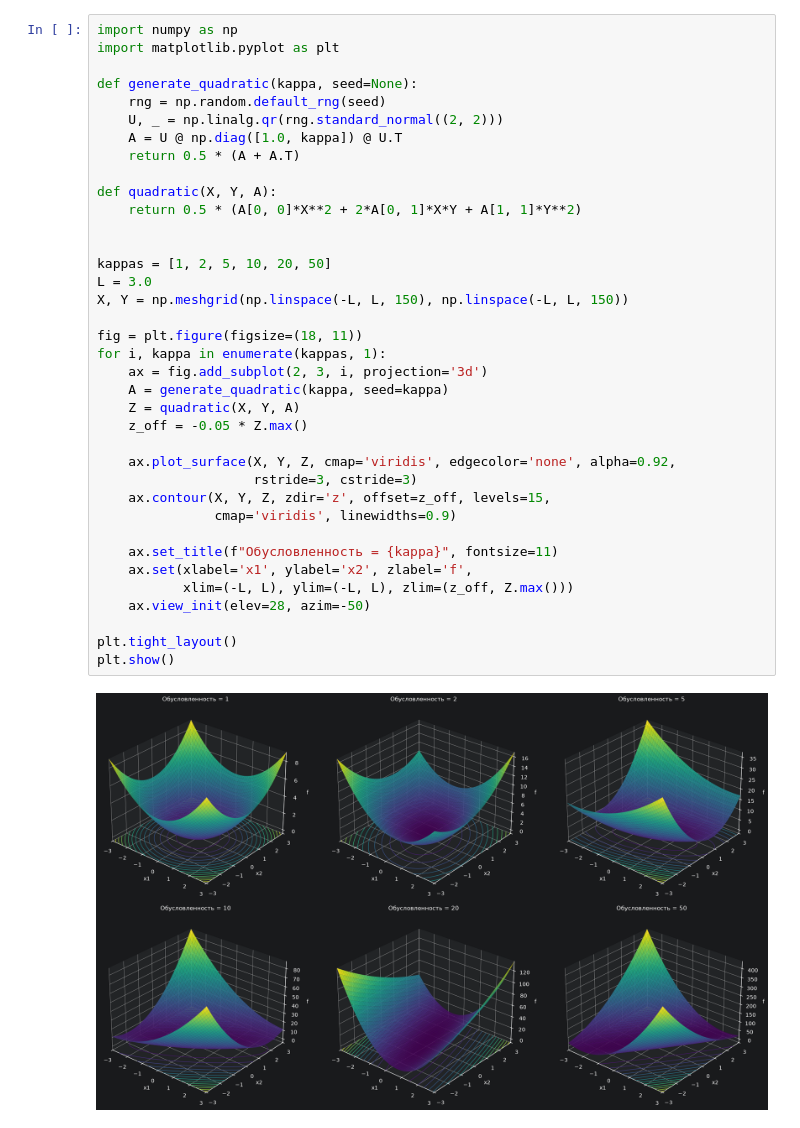
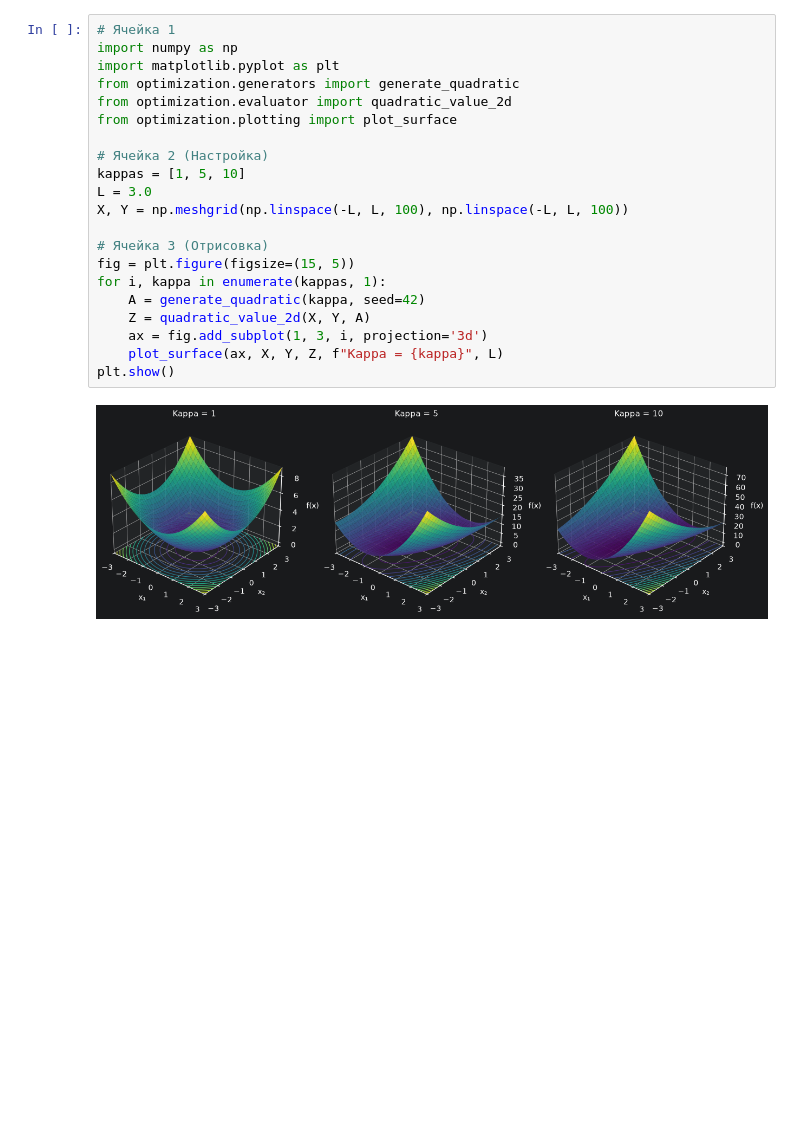
Before and after one commit to Krasko25/Optimization, a Jupyter notebook: notebooks/SVD.ipynb, the cells around one changed output. Drawn from its saved outputs; the diff is of its cells as text; blank space fills up the shorter version.

```diff
--- a/notebooks/SVD.ipynb
+++ b/notebooks/SVD.ipynb
@@ -1,39 +1,23 @@
 # %%
+# Ячейка 1
 import numpy as np
 import matplotlib.pyplot as plt
+from optimization.generators import generate_quadratic
+from optimization.evaluator import quadratic_value_2d
+from optimization.plotting import plot_surface
 
-def generate_quadratic(kappa, seed=None):
-    rng = np.random.default_rng(seed)
-    U, _ = np.linalg.qr(rng.standard_normal((2, 2)))
-    A = U @ np.diag([1.0, kappa]) @ U.T
-    return 0.5 * (A + A.T)
+# Ячейка 2 (Настройка)
+kappas = [1, 5, 10]
+L = 3.0
+X, Y = np.meshgrid(np.linspace(-L, L, 100), np.linspace(-L, L, 100))
 
-def quadratic(X, Y, A):
-    return 0.5 * (A[0, 0]*X**2 + 2*A[0, 1]*X*Y + A[1, 1]*Y**2)
-
-
-kappas = [1, 2, 5, 10, 20, 50]
-L = 3.0
-X, Y = np.meshgrid(np.linspace(-L, L, 150), np.linspace(-L, L, 150))
-
-fig = plt.figure(figsize=(18, 11))
+# Ячейка 3 (Отрисовка)
+fig = plt.figure(figsize=(15, 5))
 for i, kappa in enumerate(kappas, 1):
-    ax = fig.add_subplot(2, 3, i, projection='3d')
-    A = generate_quadratic(kappa, seed=kappa)
-    Z = quadratic(X, Y, A)
-    z_off = -0.05 * Z.max()
-
-    ax.plot_surface(X, Y, Z, cmap='viridis', edgecolor='none', alpha=0.92,
-                    rstride=3, cstride=3)
-    ax.contour(X, Y, Z, zdir='z', offset=z_off, levels=15,
-               cmap='viridis', linewidths=0.9)
-
-    ax.set_title(f"Обусловленность = {kappa}", fontsize=11)
-    ax.set(xlabel='x1', ylabel='x2', zlabel='f',
-           xlim=(-L, L), ylim=(-L, L), zlim=(z_off, Z.max()))
-    ax.view_init(elev=28, azim=-50)
-
-plt.tight_layout()
+    A = generate_quadratic(kappa, seed=42)
+    Z = quadratic_value_2d(X, Y, A)
+    ax = fig.add_subplot(1, 3, i, projection='3d')
+    plot_surface(ax, X, Y, Z, f"Kappa = {kappa}", L)
 plt.show()
 # %% [output]
-[figure, old version]
+[figure, new version]
```
Also changed, not shown: 4 other files.
